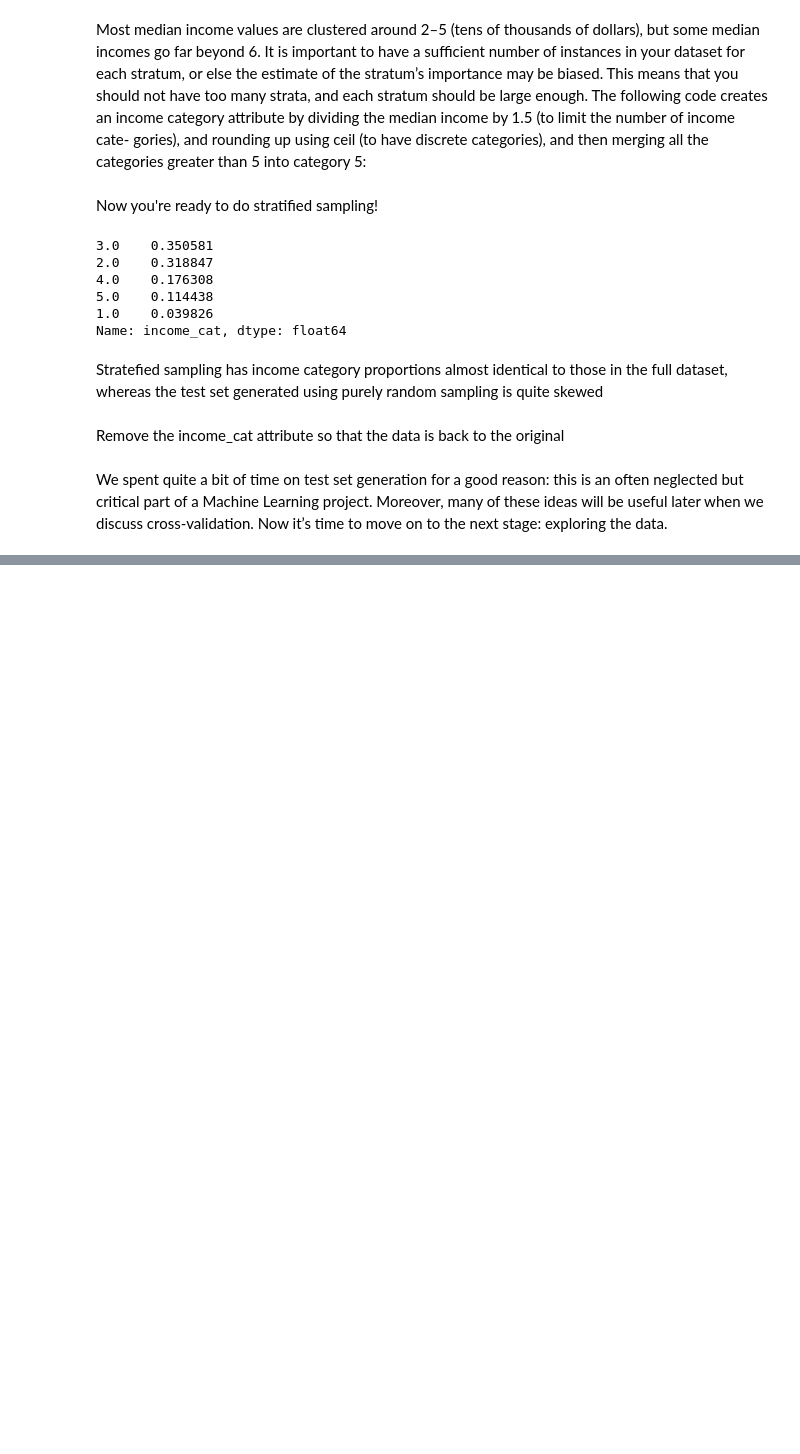
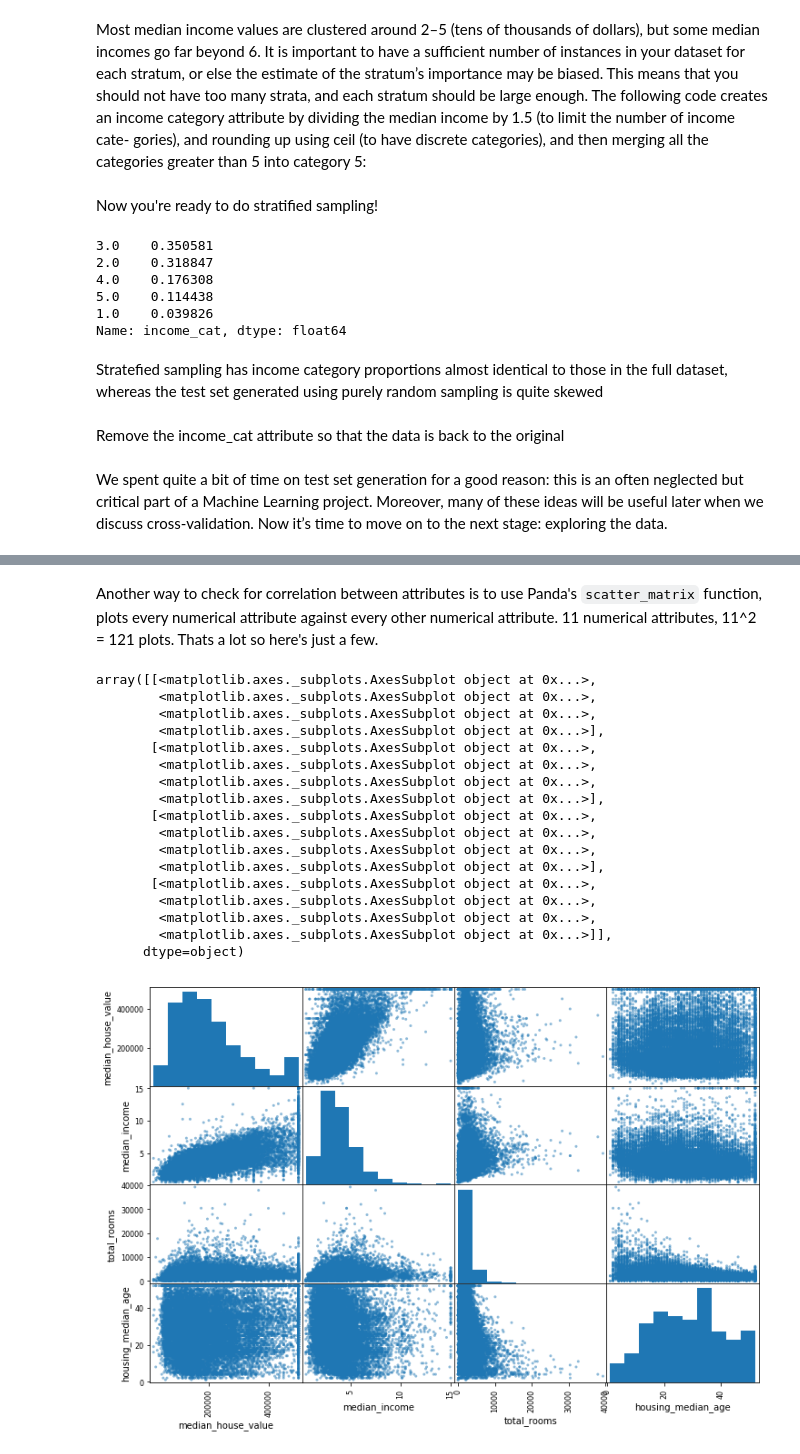
Before and after one commit to jmstevens/TheSummerOfDataScience, a Jupyter notebook: HandsOnScikitlearnAndTensorflow/Housing.ipynb, the cells around one changed output, grey strips where cells are left out. Saved outputs shown, nothing was run; the diff lists cells and outputs as text; code cells hidden in the pictures; blank space fills up the shorter version.

```diff
--- a/HandsOnScikitlearnAndTensorflow/Housing.ipynb
+++ b/HandsOnScikitlearnAndTensorflow/Housing.ipynb
@@ -525,0 +591,28 @@ We spent quite a bit of time on test set generation for a good reason: this is a
+# %% [markdown]
+Another way to check for correlation between attributes is to use Panda's `scatter_matrix` function, plots every numerical attribute against every other numerical attribute. 11 numerical attributes, 11^2 = 121 plots. Thats a lot so here's just a few.
+# %%
+from pandas.plotting import scatter_matrix
+
+attributes = ["median_house_value", "median_income", "total_rooms",
+                  "housing_median_age"]
+
+scatter_matrix(housing[attributes], figsize=(12,8))
+# %% [output]
+array([[<matplotlib.axes._subplots.AxesSubplot object at 0x...>,
+        <matplotlib.axes._subplots.AxesSubplot object at 0x...>,
+        <matplotlib.axes._subplots.AxesSubplot object at 0x...>,
+        <matplotlib.axes._subplots.AxesSubplot object at 0x...>],
+       [<matplotlib.axes._subplots.AxesSubplot object at 0x...>,
+        <matplotlib.axes._subplots.AxesSubplot object at 0x...>,
+        <matplotlib.axes._subplots.AxesSubplot object at 0x...>,
+        <matplotlib.axes._subplots.AxesSubplot object at 0x...>],
+       [<matplotlib.axes._subplots.AxesSubplot object at 0x...>,
+        <matplotlib.axes._subplots.AxesSubplot object at 0x...>,
+        <matplotlib.axes._subplots.AxesSubplot object at 0x...>,
+        <matplotlib.axes._subplots.AxesSubplot object at 0x...>],
+       [<matplotlib.axes._subplots.AxesSubplot object at 0x...>,
+        <matplotlib.axes._subplots.AxesSubplot object at 0x...>,
+        <matplotlib.axes._subplots.AxesSubplot object at 0x...>,
+        <matplotlib.axes._subplots.AxesSubplot object at 0x...>]],
+      dtype=object)
+[figure, added]
```
Also changed, not shown: parts of 17 cells of this notebook.
